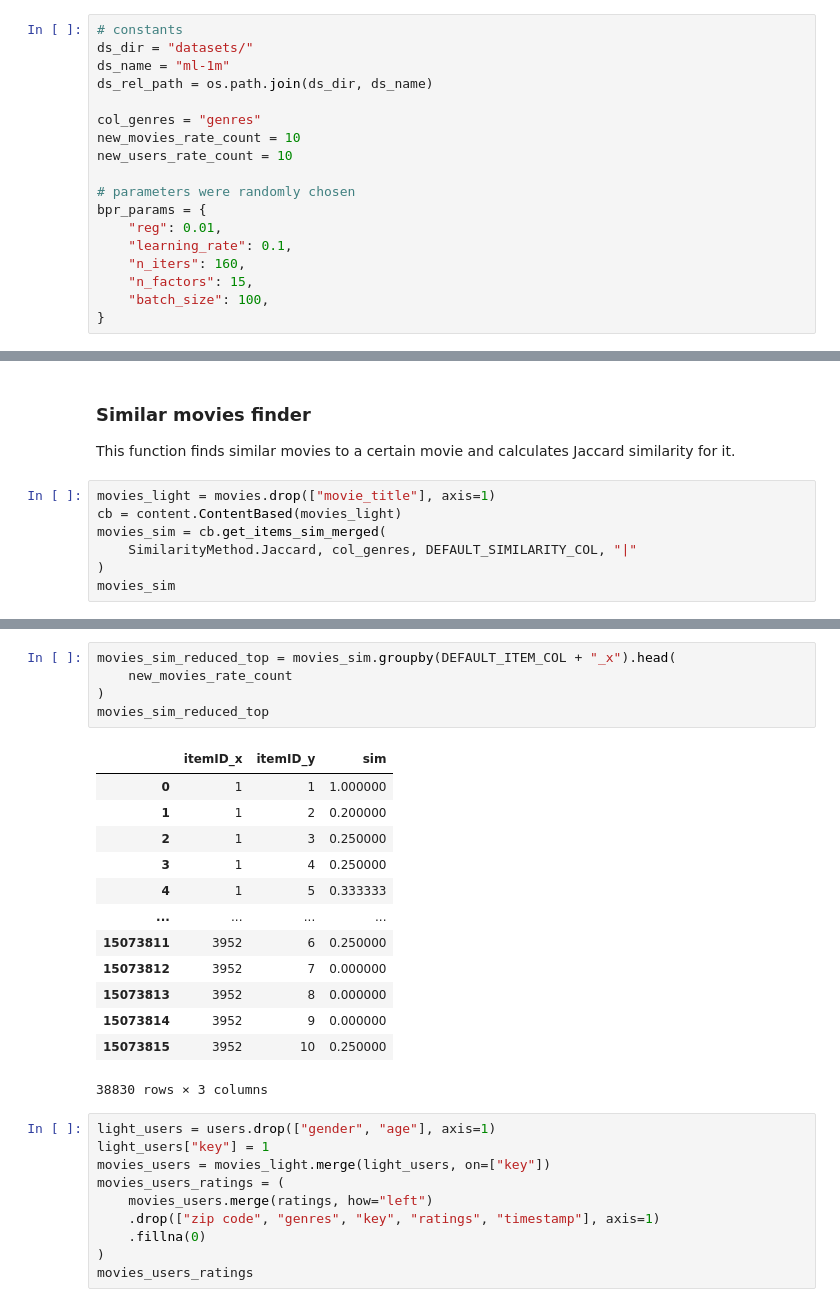
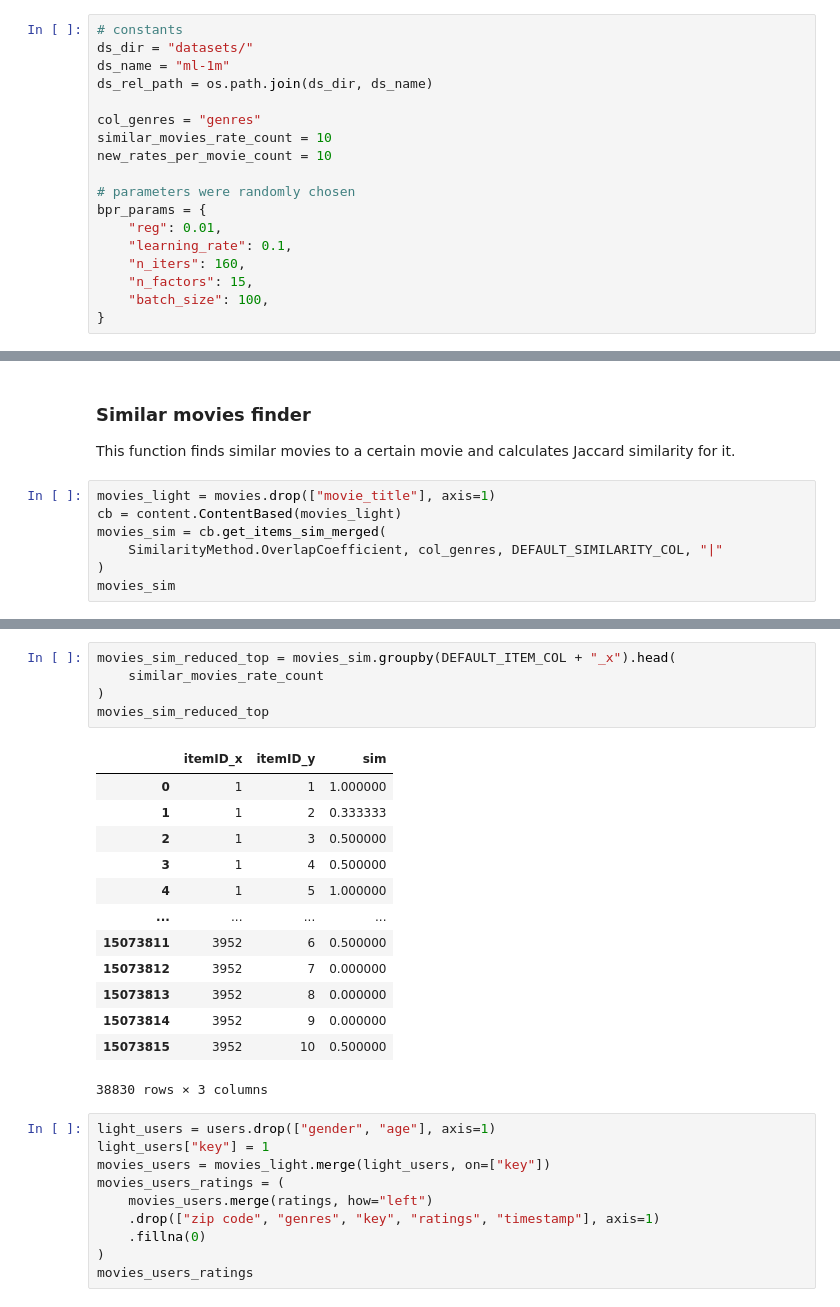
Before and after one commit to TxCorpi0x/hrecom, a Jupyter notebook: prediction_wrmf.ipynb, the cells around one changed output, grey strips where cells are left out. Saved outputs shown, nothing was run; the diff lists cells and outputs as text.

```diff
--- a/prediction_wrmf.ipynb
+++ b/prediction_wrmf.ipynb
@@ -38,8 +38,8 @@ ds_name = "ml-1m"
 ds_rel_path = os.path.join(ds_dir, ds_name)
 
 col_genres = "genres"
-new_movies_rate_count = 10
-new_users_rate_count = 10
+similar_movies_rate_count = 10
+new_rates_per_movie_count = 10
 
 # parameters were randomly chosen
 bpr_params = {
@@ -144,7 +144,7 @@ This function finds similar movies to a certain movie and calculates Jaccard sim
 movies_light = movies.drop(["movie_title"], axis=1)
 cb = content.ContentBased(movies_light)
 movies_sim = cb.get_items_sim_merged(
-    SimilarityMethod.Jaccard, col_genres, DEFAULT_SIMILARITY_COL, "|"
+    SimilarityMethod.OverlapCoefficient, col_genres, DEFAULT_SIMILARITY_COL, "|"
 )
 movies_sim
 # %% [output]
@@ -181,21 +181,21 @@ movies_sim_reduced
 # %%
 movies_sim_reduced_top = movies_sim.groupby(DEFAULT_ITEM_COL + "_x").head(
-    new_movies_rate_count
+    similar_movies_rate_count
 )
 movies_sim_reduced_top
 # %% [output]
 |  | itemID_x | itemID_y | sim |
 | 0 | 1 | 1 | 1.000000 |
-| 1 | 1 | 2 | 0.200000 |
-| 2 | 1 | 3 | 0.250000 |
-| 3 | 1 | 4 | 0.250000 |
-| 4 | 1 | 5 | 0.333333 |
+| 1 | 1 | 2 | 0.333333 |
+| 2 | 1 | 3 | 0.500000 |
+| 3 | 1 | 4 | 0.500000 |
+| 4 | 1 | 5 | 1.000000 |
 | ... | ... | ... | ... |
-| 15073811 | 3952 | 6 | 0.250000 |
+| 15073811 | 3952 | 6 | 0.500000 |
 | 15073812 | 3952 | 7 | 0.000000 |
 | 15073813 | 3952 | 8 | 0.000000 |
 | 15073814 | 3952 | 9 | 0.000000 |
-| 15073815 | 3952 | 10 | 0.250000 |
+| 15073815 | 3952 | 10 | 0.500000 |
 38830 rows × 3 columns
 # %%
 light_users = users.drop(["gender", "age"], axis=1)
```
Also changed, not shown: parts of 5 cells of this notebook, 21 other files.
